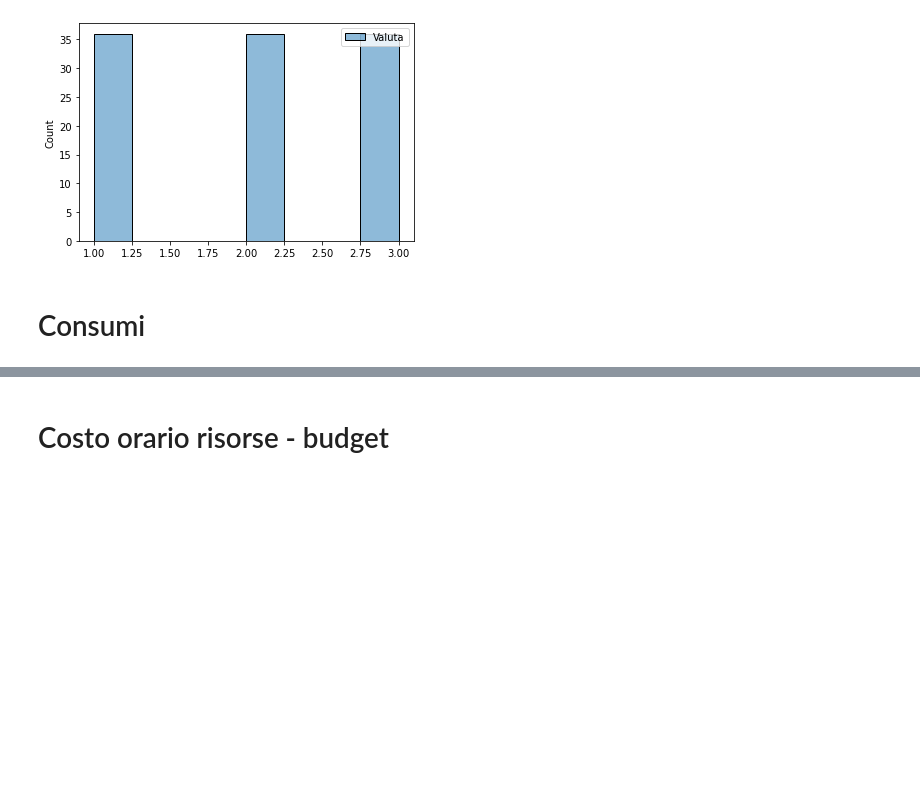
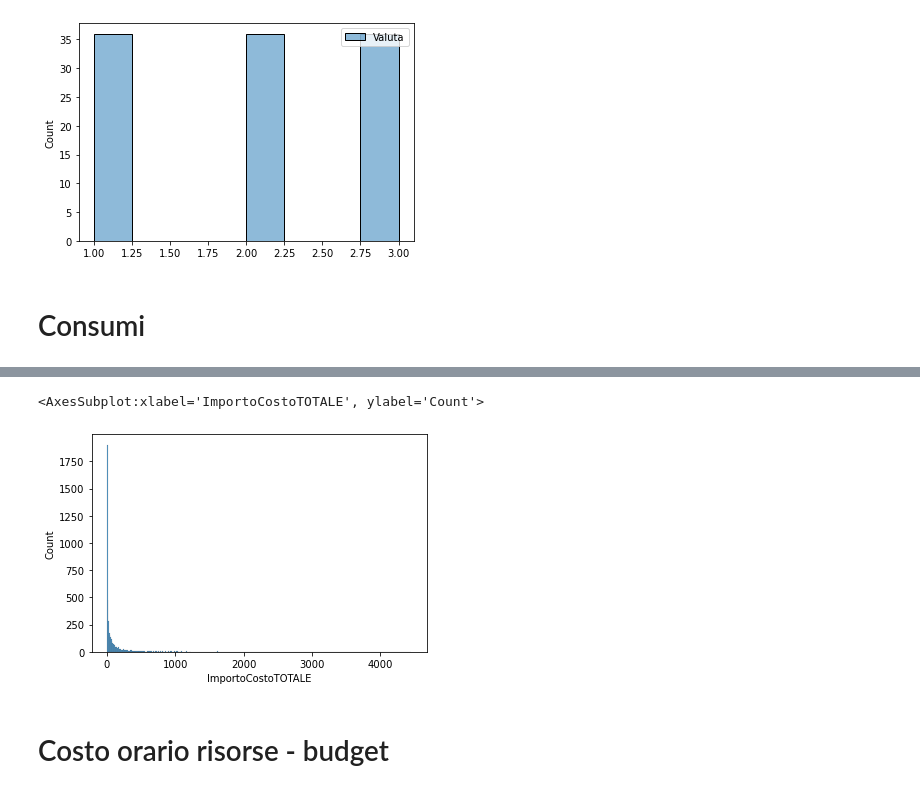
Before and after one commit to VinciGit00/SCGProject, a Jupyter notebook: Datasets/FixDatas.ipynb, the cells around one changed output, grey strips where cells are left out. Saved outputs shown, nothing was run; the diff lists cells and outputs as text; code cells hidden in the pictures; blank space fills up the shorter version.

```diff
--- a/Datasets/FixDatas.ipynb
+++ b/Datasets/FixDatas.ipynb
@@ -105,5 +105,10 @@ dfConsumi.to_csv('dfConsumi.csv')
 
 [4519 rows x 7 columns]
+# %%
+sns.histplot(dfConsumi.ImportoCostoTOTALE)
+# %% [output]
+<AxesSubplot:xlabel='ImportoCostoTOTALE', ylabel='Count'>
+[figure, added]
 # %% [markdown]
 # Costo orario risorse - budget
 # %%
```
Also changed, not shown: parts of 18 cells of this notebook, 12 other files.
